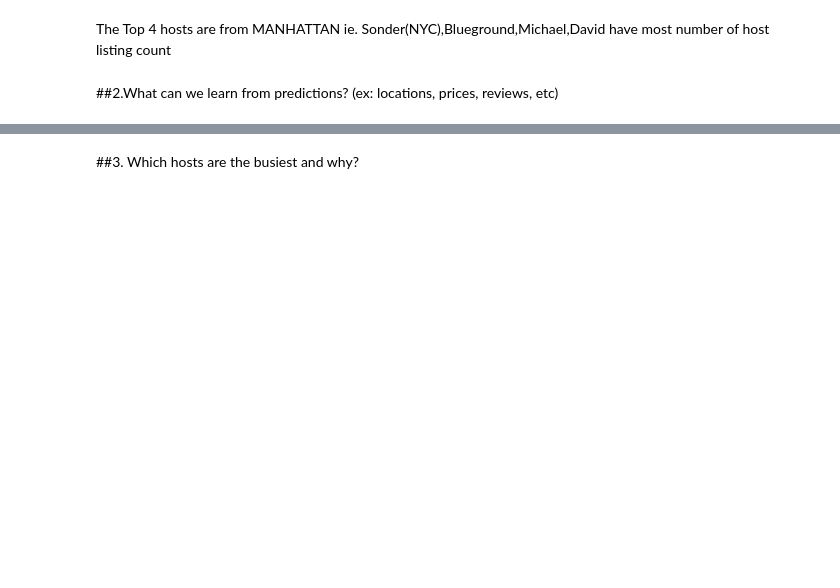
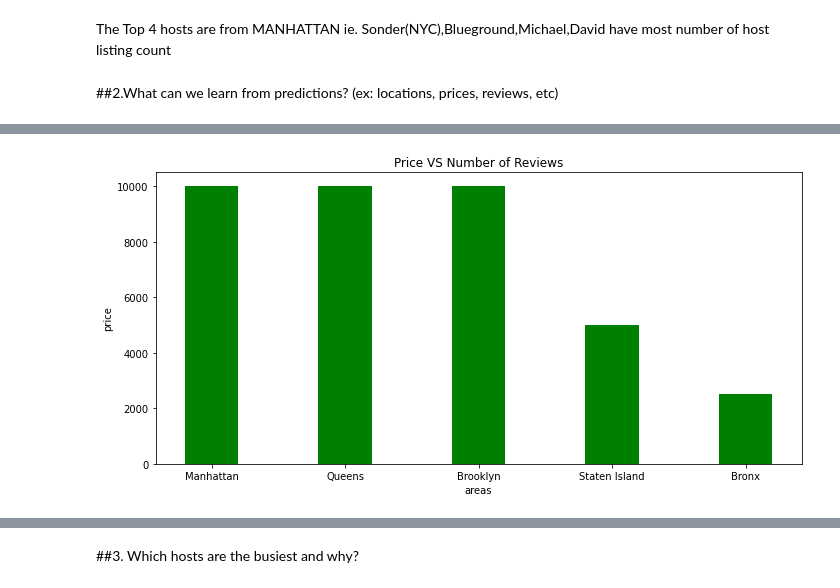
Before and after one commit to KartikKumar7070/Airbnb-Dataset, a Jupyter notebook: Airbnb_Bookings_Analysis_Capstone_Project.ipynb, the cells around one changed output, grey strips where cells are left out. Cells and saved outputs as stored; diff of their text form; code cells hidden in the pictures; blank space fills up the shorter version.

```diff
--- a/Airbnb_Bookings_Analysis_Capstone_Project.ipynb
+++ b/Airbnb_Bookings_Analysis_Capstone_Project.ipynb
@@ -237,0 +220,19 @@ df.groupby(['neighbourhood_group','reviews_per_month','room_type'])['price'].cou
+# %%
+# we can visualize the above observation using bar graph
+area = price_review['neighbourhood_group']
+price = price_review['price']
+
+# Set the figure size
+plt.rcParams["figure.figsize"] = [10,5]
+plt.rcParams["figure.autolayout"] = True
+
+# Plot bar chart with data points
+plt.bar(area,price,color='green',width=0.4)
+plt.xlabel('areas')
+plt.ylabel('price')
+plt.title('Price VS Number of Reviews')
+
+# Display the plot
+plt.show()
+# %% [output]
+[figure, added]
```
Also changed, not shown: parts of 30 cells of this notebook.
